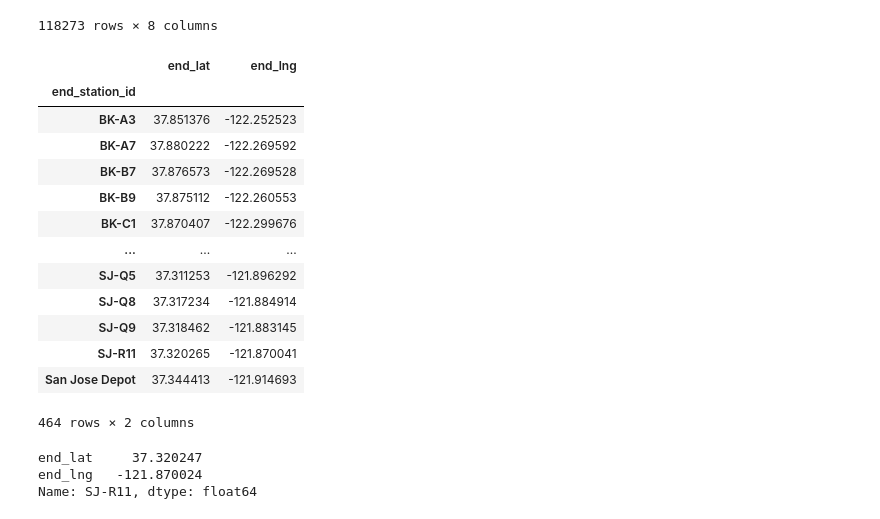
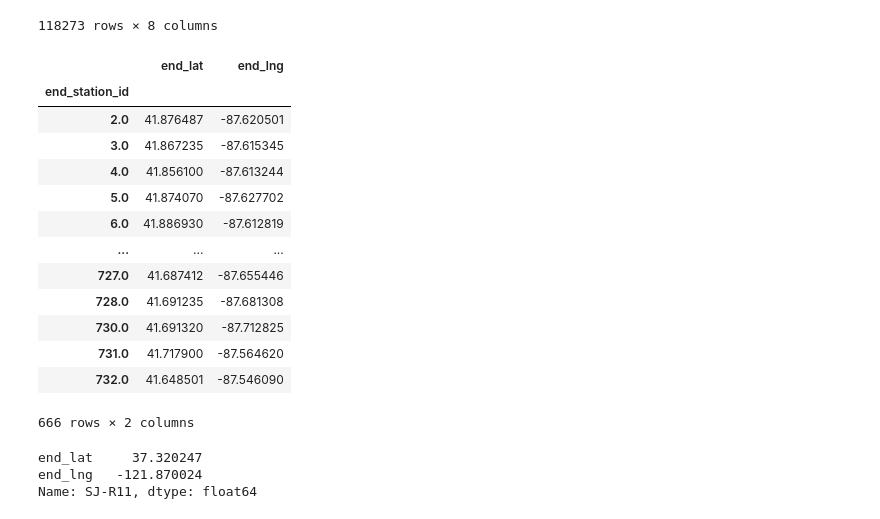
Before and after one commit to nick-kopy/Modeling-Electric-Rental-Bike-Lock-Ups, a Jupyter notebook: cap2.ipynb, the cells around one changed output. Drawn from its saved outputs; the diff is of its cells as text; code cells hidden in the pictures.

```diff
--- a/cap2.ipynb
+++ b/cap2.ipynb
@@ -94,22 +101,22 @@ def grab_geo(city):
 
     return geo
 # %%
-grab_geo('SF')
+grab_geo('CH')
 # %% [output]
 |  | end_lat | end_lng |
 | end_station_id |  |  |
-| BK-A3 | 37.851376 | -122.252523 |
-| BK-A7 | 37.880222 | -122.269592 |
-| BK-B7 | 37.876573 | -122.269528 |
-| BK-B9 | 37.875112 | -122.260553 |
-| BK-C1 | 37.870407 | -122.299676 |
+| 2.0 | 41.876487 | -87.620501 |
+| 3.0 | 41.867235 | -87.615345 |
+| 4.0 | 41.856100 | -87.613244 |
+| 5.0 | 41.874070 | -87.627702 |
+| 6.0 | 41.886930 | -87.612819 |
 | ... | ... | ... |
-| SJ-Q5 | 37.311253 | -121.896292 |
-| SJ-Q8 | 37.317234 | -121.884914 |
-| SJ-Q9 | 37.318462 | -121.883145 |
-| SJ-R11 | 37.320265 | -121.870041 |
-| San Jose Depot | 37.344413 | -121.914693 |
+| 727.0 | 41.687412 | -87.655446 |
+| 728.0 | 41.691235 | -87.681308 |
+| 730.0 | 41.691320 | -87.712825 |
+| 731.0 | 41.717900 | -87.564620 |
+| 732.0 | 41.648501 | -87.546090 |
-464 rows × 2 columns
+666 rows × 2 columns
 # %%
 # RERUN THIS GUY if you need the station coordinates
 
```
Also changed, not shown: parts of 64 cells of this notebook.
